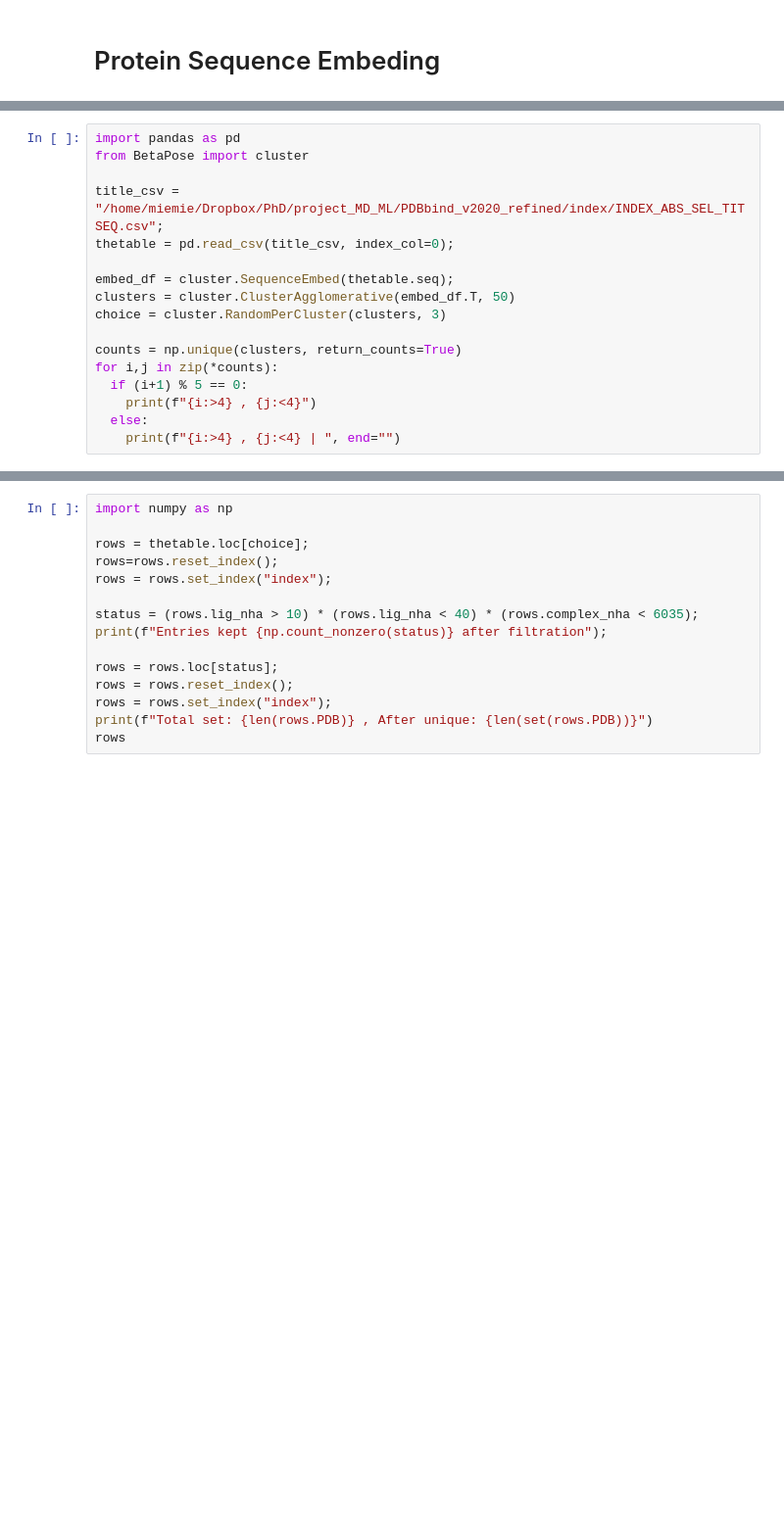
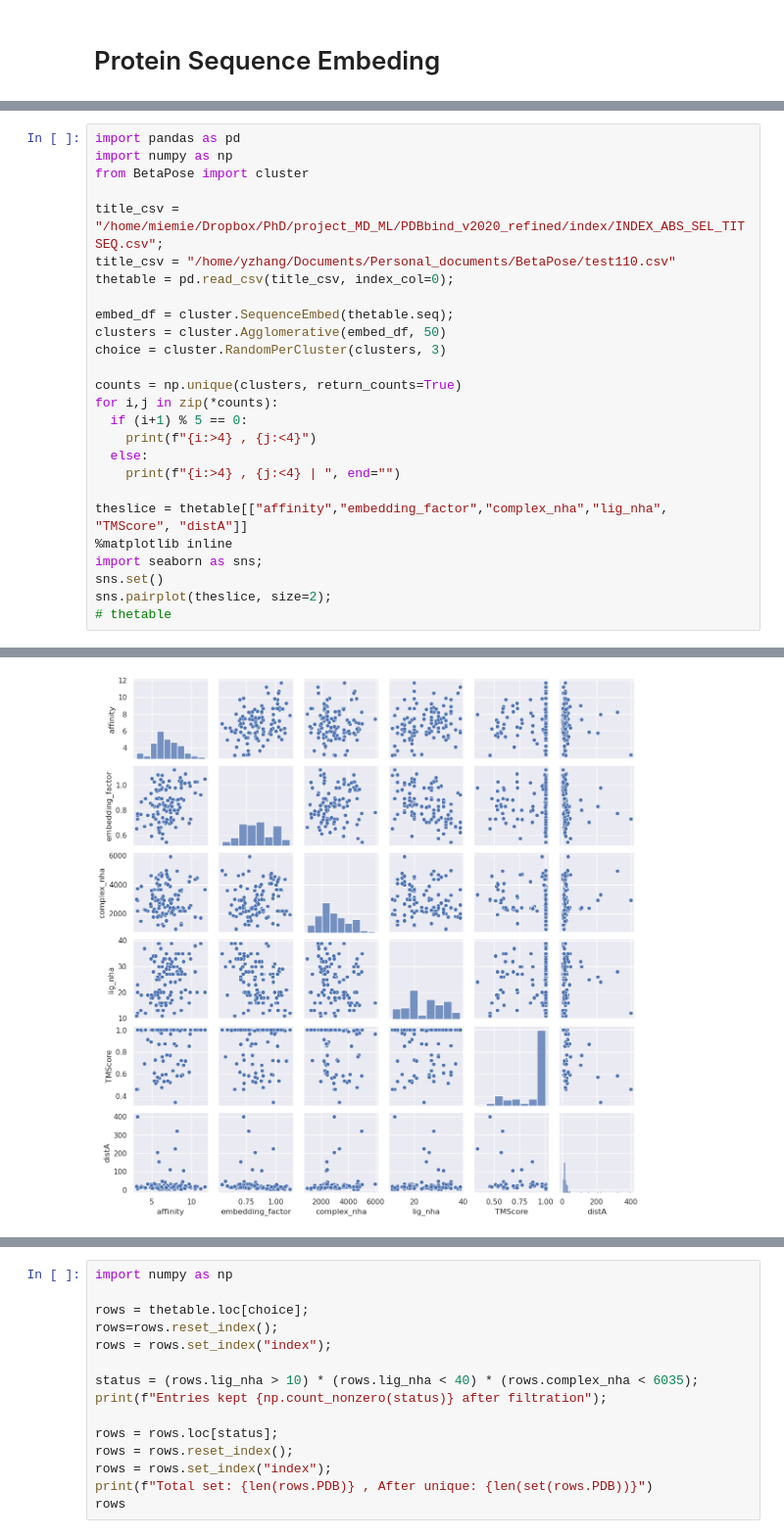
Before and after one commit to miemiemmmm/Nearl, a Jupyter notebook: notebooks/PDBBind_selection.ipynb, the cells around one changed output, grey strips where cells are left out. Shown at 98% size. Saved outputs shown, nothing was run; the diff lists cells and outputs as text; blank space fills up the shorter version.

Commit message:
Added MD submitter and multiple clustering methods

```diff
--- a/notebooks/PDBBind_selection.ipynb
+++ b/notebooks/PDBBind_selection.ipynb
@@ -364,12 +366,14 @@ def SequenceEmbed(seqs):
 # %%
 import pandas as pd
+import numpy as np
 from BetaPose import cluster
 
 title_csv = "/home/miemie/Dropbox/PhD/project_MD_ML/PDBbind_v2020_refined/index/INDEX_ABS_SEL_TITSEQ.csv";
+title_csv = "/home/yzhang/Documents/Personal_documents/BetaPose/test110.csv"
 thetable = pd.read_csv(title_csv, index_col=0);
 
 embed_df = cluster.SequenceEmbed(thetable.seq);
-clusters = cluster.ClusterAgglomerative(embed_df.T, 50)
+clusters = cluster.Agglomerative(embed_df, 50)
 choice = cluster.RandomPerCluster(clusters, 3)
 
 counts = np.unique(clusters, return_counts=True)
@@ -378,4 +382,11 @@ for i,j in zip(*counts):
     print(f"{i:>4} , {j:<4}")
   else:
     print(f"{i:>4} , {j:<4} | ", end="")
+
+theslice = thetable[["affinity","embedding_factor","complex_nha","lig_nha", "TMScore", "distA"]]
+%matplotlib inline
+import seaborn as sns;
+sns.set()
+sns.pairplot(theslice, size=2);
+# thetable
 # %% [output]
@@ -394,0 +405 @@ Random choice per cluster returned 150 values
+[figure, added]
```
Also changed, not shown: parts of 4 cells of this notebook, 3 other files.
